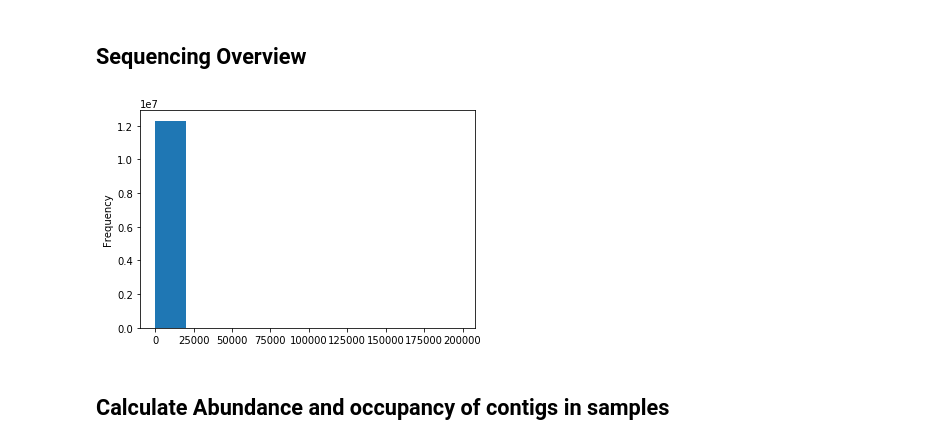
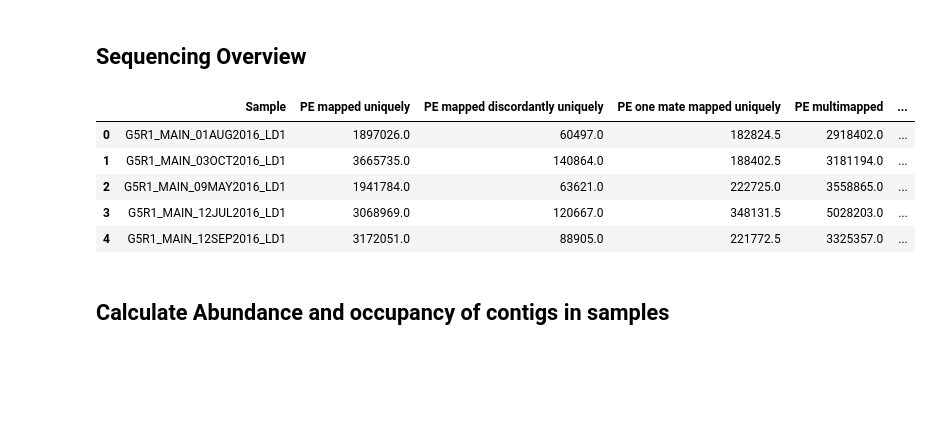
Before and after one commit to skDooley/GLBRC, a Jupyter notebook: 2016_WGS_Metagenomic_DataPrep.ipynb, the cells around one changed output. Drawn from its saved outputs; the diff is of its cells as text; code cells hidden in the pictures; blank space fills up the shorter version.

```diff
--- a/GLBRC_Analysis.ipynb
+++ b/2016_WGS_Metagenomic_DataPrep.ipynb
@@ -39,15 +49,14 @@ metadata.head()
 # %%
 data = read_csv("mapping/flagstats/multiqc_data/mqc_bowtie2_pe_plot_1.txt",sep="\t")
 data["TotalSampleReads"] = data.sum(axis=1)
-data
+data.head()
+# %% [output]
+|  | Sample | PE mapped uniquely | PE mapped discordantly uniquely | PE one mate mapped uniquely | PE multimapped | ... |
+| 0 | G5R1_MAIN_01AUG2016_LD1 | 1897026.0 | 60497.0 | 182824.5 | 2918402.0 | ... |
+| 1 | G5R1_MAIN_03OCT2016_LD1 | 3665735.0 | 140864.0 | 188402.5 | 3181194.0 | ... |
+| 2 | G5R1_MAIN_09MAY2016_LD1 | 1941784.0 | 63621.0 | 222725.0 | 3558865.0 | ... |
+| 3 | G5R1_MAIN_12JUL2016_LD1 | 3068969.0 | 120667.0 | 348131.5 | 5028203.0 | ... |
+| 4 | G5R1_MAIN_12SEP2016_LD1 | 3172051.0 | 88905.0 | 221772.5 | 3325357.0 | ... |
-# %%
-dist = []
-from Bio.SeqIO import parse
-for rec in parse("assemblies/final.contigs.fa","fasta"): dist.append(len(rec))
-dist = Series(dist)
-dist.plot.hist();
-# %% [output]
-[figure, removed]
 # %% [markdown]
 <h2><a id="occon">Calculate Abundance and occupancy of contigs in samples</a></h2>
 # %%
```
Also changed, not shown: parts of 19 cells of this notebook, 5 other files.
